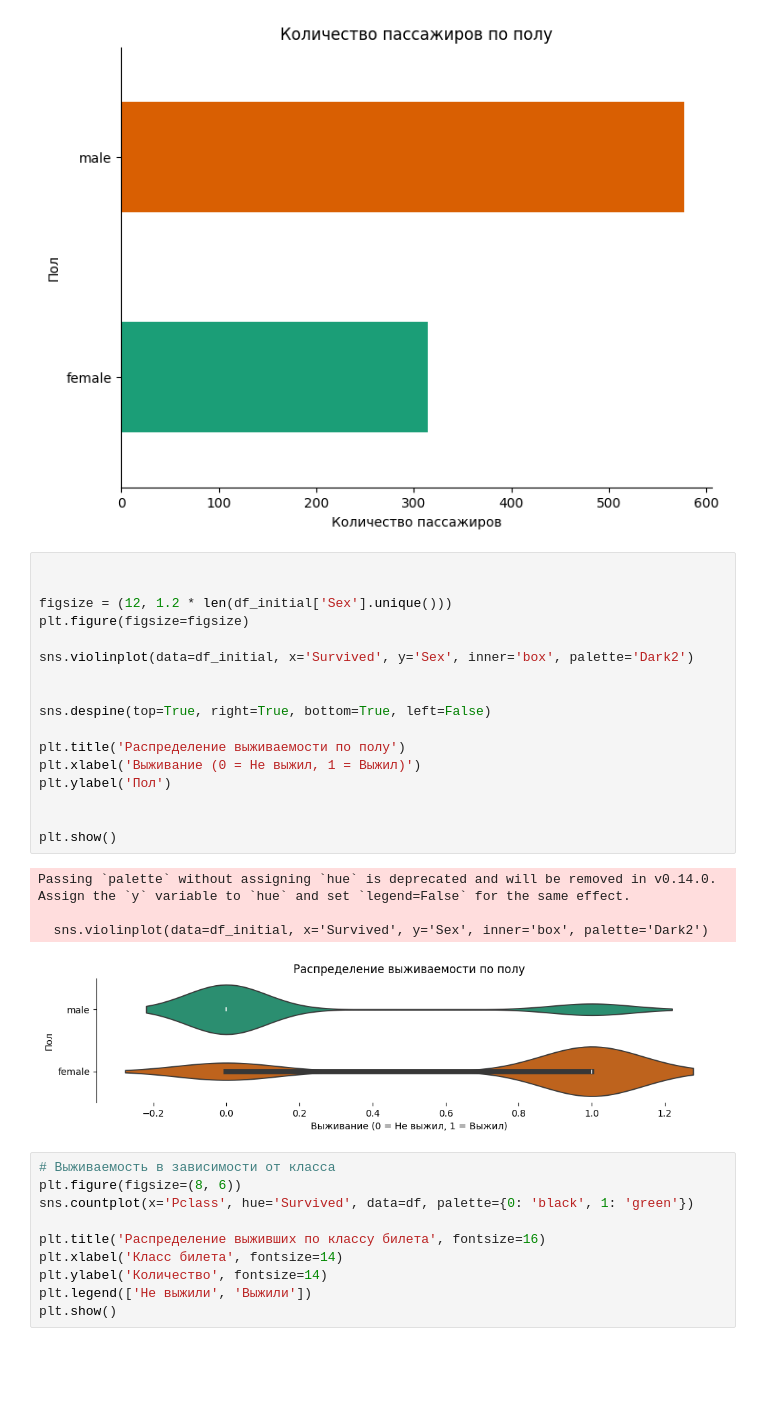
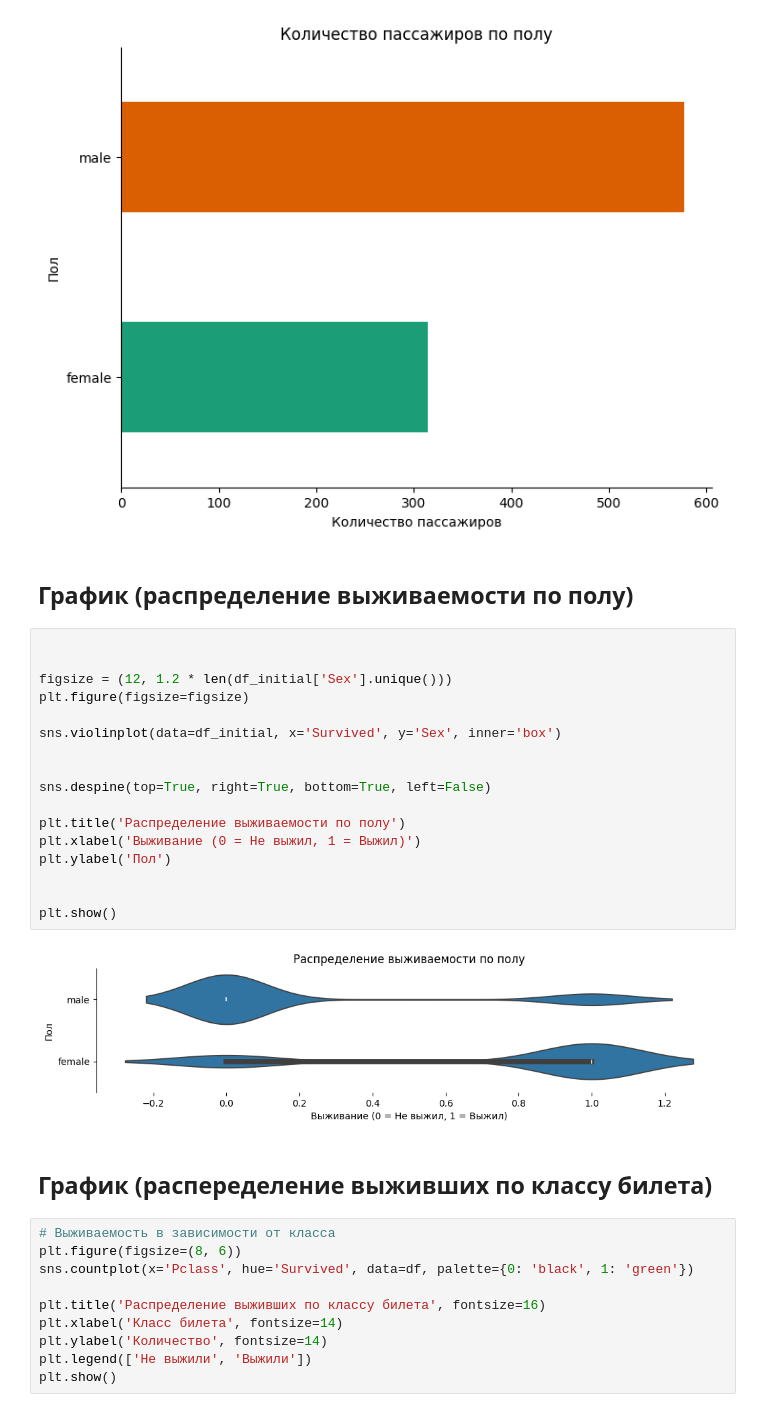
Before and after one commit to vkadis/ml, a Jupyter notebook: titanic.ipynb, the cells around one changed output. Cells and saved outputs as stored; diff of their text form; blank space fills up the shorter version.

```diff
--- a/titanic.ipynb
+++ b/titanic.ipynb
@@ -63,28 +83,29 @@ plt.ylabel('Пол')
 plt.show()
 # %% [output]
 [figure]
+# %% [markdown]
+## График (распределение выживаемости по полу)
 # %%
 
 
 figsize = (12, 1.2 * len(df_initial['Sex'].unique()))
 plt.figure(figsize=figsize)
 
-sns.violinplot(data=df_initial, x='Survived', y='Sex', inner='box', palette='Dark2')
+sns.violinplot(data=df_initial, x='Survived', y='Sex', inner='box')
 
 
 sns.despine(top=True, right=True, bottom=True, left=False)
 
 plt.title('Распределение выживаемости по полу')
 plt.xlabel('Выживание (0 = Не выжил, 1 = Выжил)')
 plt.ylabel('Пол')
 
 
 plt.show()
 # %% [output]
-Passing `palette` without assigning `hue` is deprecated and will be removed in v0.14.0. Assign the `y` variable to `hue` and set `legend=False` for the same effect.
-
-  sns.violinplot(data=df_initial, x='Survived', y='Sex', inner='box', palette='Dark2')
-[figure, old version]
+[figure, new version]
+# %% [markdown]
+## График (распеределение выживших по классу билета)
 # %%
 # Выживаемость в зависимости от класса
 plt.figure(figsize=(8, 6))
```
Also changed, not shown: parts of 28 cells of this notebook.
